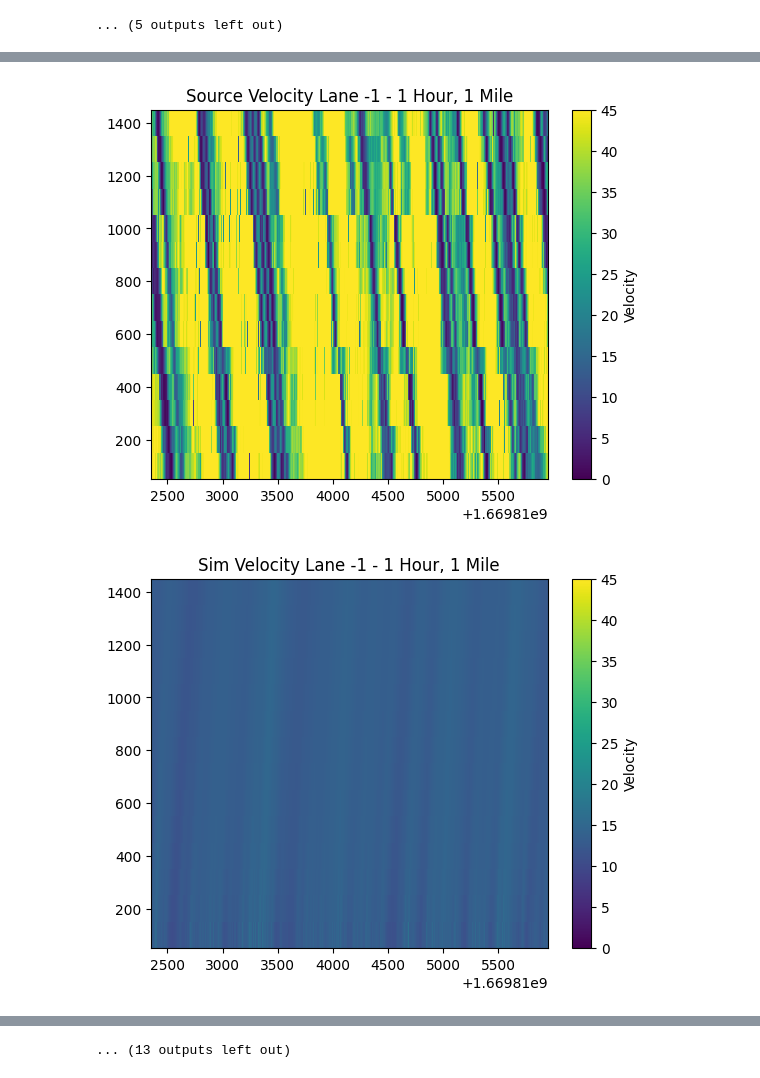
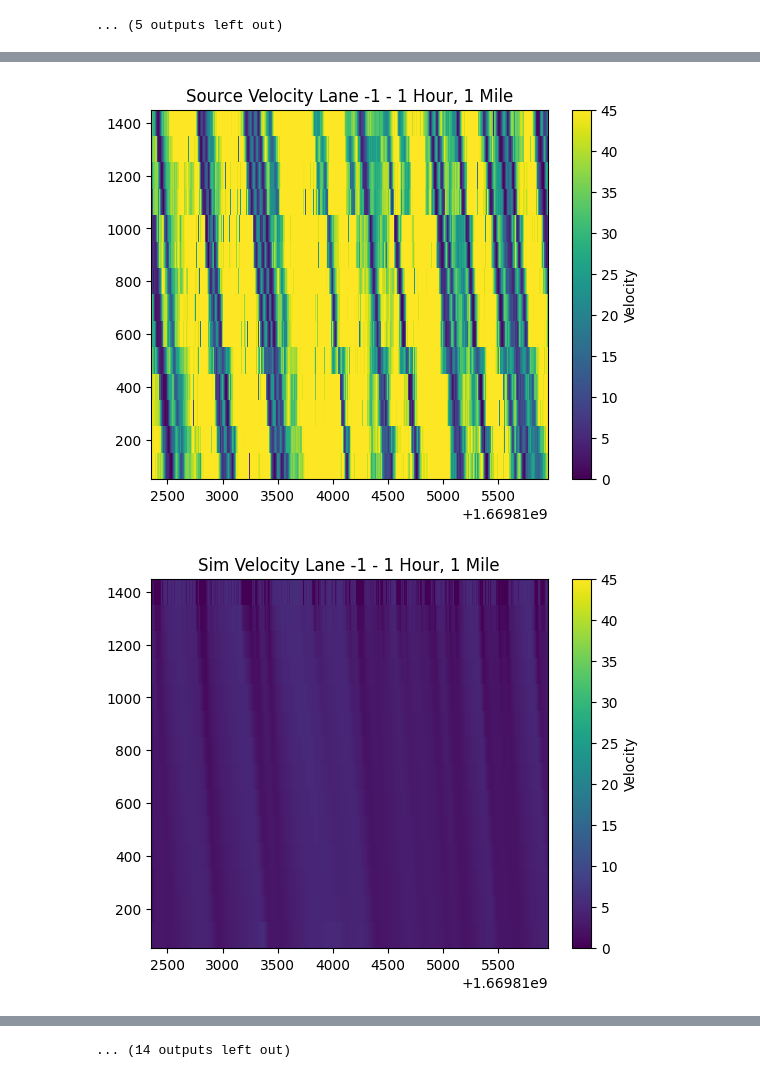
Before and after one commit to AlexOSAdventurer/i24_macro_micro_hybrid, a Jupyter notebook: i24_macro_sim_demo_lwr.ipynb, the cells around one changed output, grey strips where cells are left out. Cells and saved outputs as stored; diff of their text form; code cells hidden in the pictures.

```diff
--- a/i24_macro_sim_demo_lwr.ipynb
+++ b/i24_macro_sim_demo_lwr.ipynb
@@ -751,7 +745,7 @@ road_length = 16
 source_density = np.concatenate([i24macro_lane_data[i]["density"].reshape(1, time_length, road_length) for i in [-1, -2, -3, -4]], axis=0)
 source_flow = np.concatenate([i24macro_lane_data[i]["flow"].reshape(1, time_length, road_length) for i in [-1, -2, -3, -4]], axis=0)
 source_velocity = source_flow / (source_density + 1e-12)
-sim_density, sim_flow = sim_real_data_multilane(source_density, source_flow, v_f=17.49439381276583, rho_j=0.14771858674825558, lambda_lc=0.25422797246487816)
+sim_density, sim_flow = sim_real_data_multilane(source_density, source_flow, v_f=13.192653147564753, rho_j=0.050067181946371234, lambda_lc=0.45611667551687785)
 sim_velocity = sim_flow / (sim_density + 1e-12)
 timestamp_min_display = np.array(i24macro_queries["timestamp_min"]).reshape((time_length, road_length))[:, 1:-1].T
 s_min_display = np.array(i24macro_queries["s_min"]).reshape((time_length, road_length))[:, 1:-1].T
@@ -811,3 +805,3 @@ print(source_velocity.min(), source_velocity.mean(), source_velocity.max(), sour
 [figure]
-[figure, old version]
+[figure, new version]
 [figure]
@@ -819 +813 @@ print(source_velocity.min(), source_velocity.mean(), source_velocity.max(), sour
-... (13 outputs left out)
+... (14 outputs left out)
```
Also changed, not shown: parts of 3 cells of this notebook, 2 other files.
